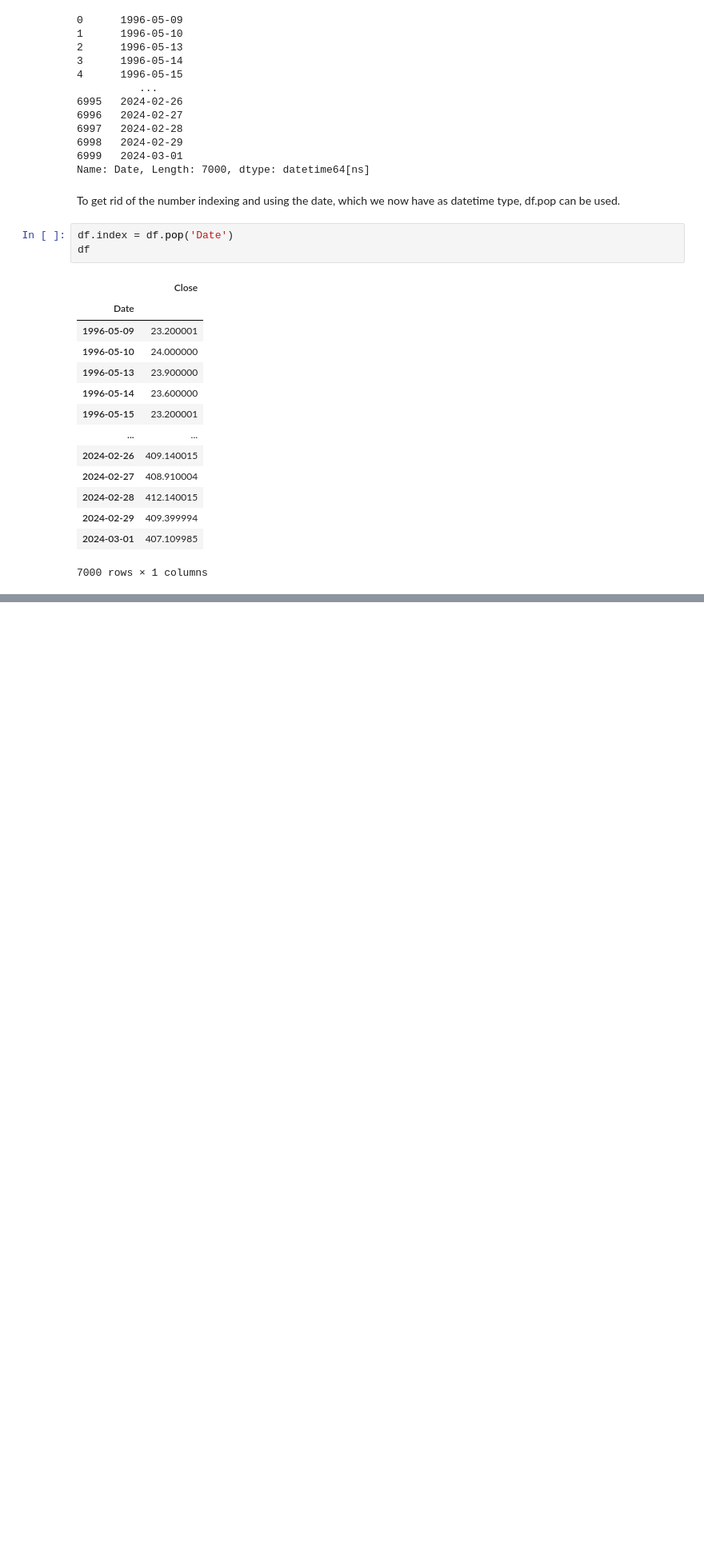
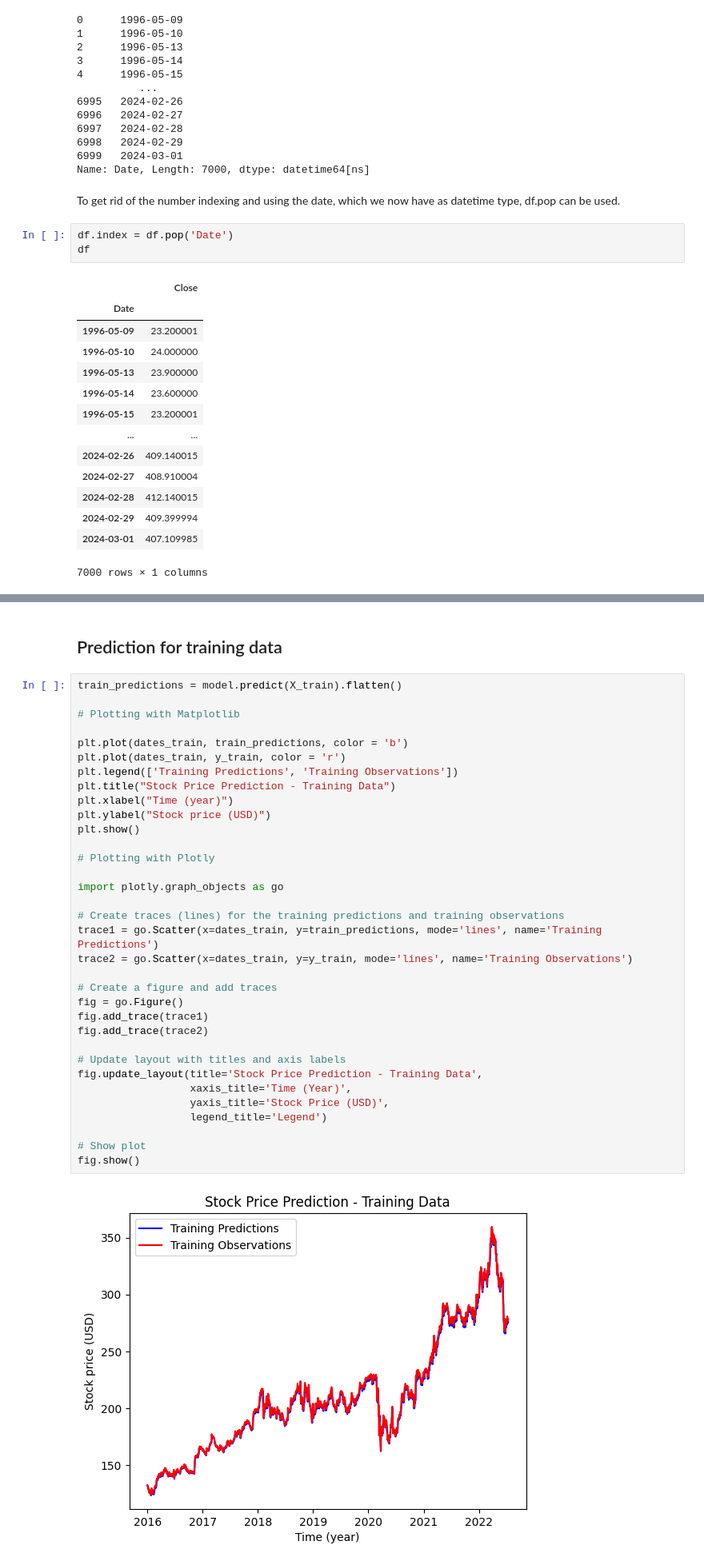
Before and after one commit to siqiangwu/Stock_price_prediction_and_forecasting_LSTM, a Jupyter notebook: Stock_price_prediction.ipynb, the cells around one changed output, grey strips where cells are left out. Shown at 80% size. Drawn from its saved outputs; the diff is of its cells as text; blank space fills up the shorter version.

```diff
--- a/Stock_price_prediction.ipynb
+++ b/Stock_price_prediction.ipynb
@@ -356,0 +401,38 @@ plt.legend(['Training Predictions',
+# %% [markdown]
+## Prediction for training data
+# %%
+train_predictions = model.predict(X_train).flatten()
+
+# Plotting with Matplotlib
+
+plt.plot(dates_train, train_predictions, color = 'b')
+plt.plot(dates_train, y_train, color = 'r')
+plt.legend(['Training Predictions', 'Training Observations'])
+plt.title("Stock Price Prediction - Training Data")
+plt.xlabel("Time (year)")
+plt.ylabel("Stock price (USD)")
+plt.show()
+
+# Plotting with Plotly
+
+import plotly.graph_objects as go
+
+# Create traces (lines) for the training predictions and training observations
+trace1 = go.Scatter(x=dates_train, y=train_predictions, mode='lines', name='Training Predictions')
+trace2 = go.Scatter(x=dates_train, y=y_train, mode='lines', name='Training Observations')
+
+# Create a figure and add traces
+fig = go.Figure()
+fig.add_trace(trace1)
+fig.add_trace(trace2)
+
+# Update layout with titles and axis labels
+fig.update_layout(title='Stock Price Prediction - Training Data',
+                  xaxis_title='Time (Year)',
+                  yaxis_title='Stock Price (USD)',
+                  legend_title='Legend')
+
+# Show plot
+fig.show()
+# %% [output]
+[figure, added]
```
Also changed, not shown: parts of 36 cells of this notebook.
